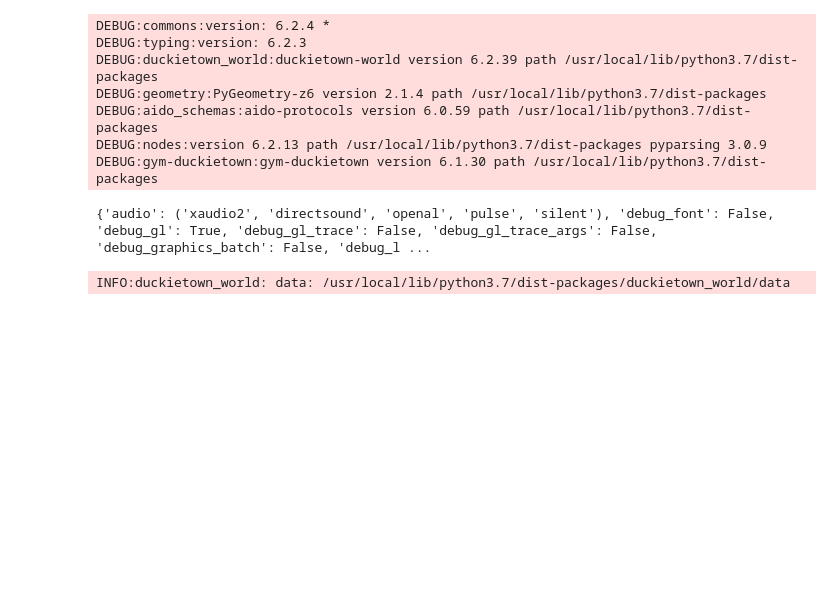
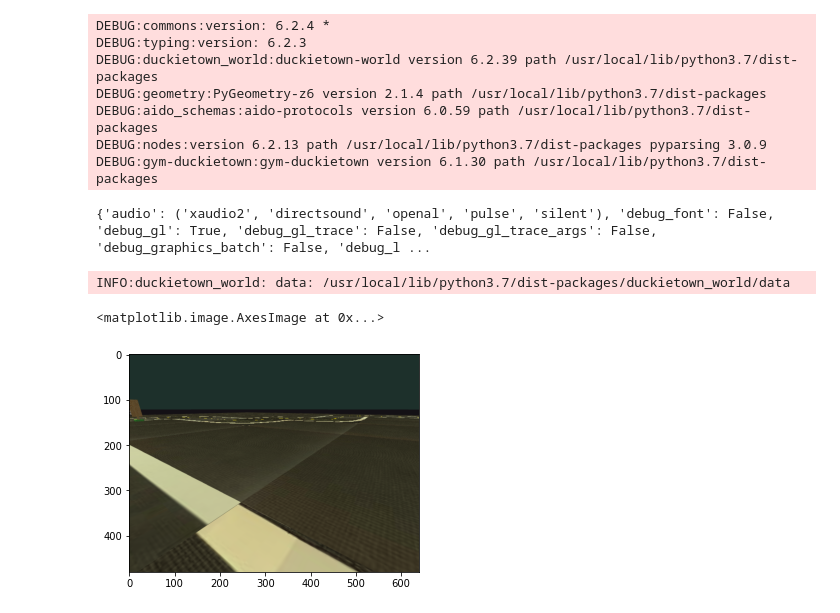
Before and after one commit to poliduckie/MPC, a Jupyter notebook: MPC_with_segmentation.ipynb, the cells around one changed output. Cells and saved outputs as stored; diff of their text form; code cells hidden in the pictures; blank space fills up the shorter version.

```diff
--- a/MPC_with_segmentation.ipynb
+++ b/MPC_with_segmentation.ipynb
@@ -77,2 +75,8 @@ env = gym.make(map_name)
 # %% [output]
 INFO:duckietown_world: data: /usr/local/lib/python3.7/dist-packages/duckietown_world/data
+# %%
+img_example = env.reset()
+plt.imshow(img_example)
+# %% [output]
+<matplotlib.image.AxesImage at 0x...>
+[figure, added]
```
Also changed, not shown: parts of 4 cells of this notebook.
